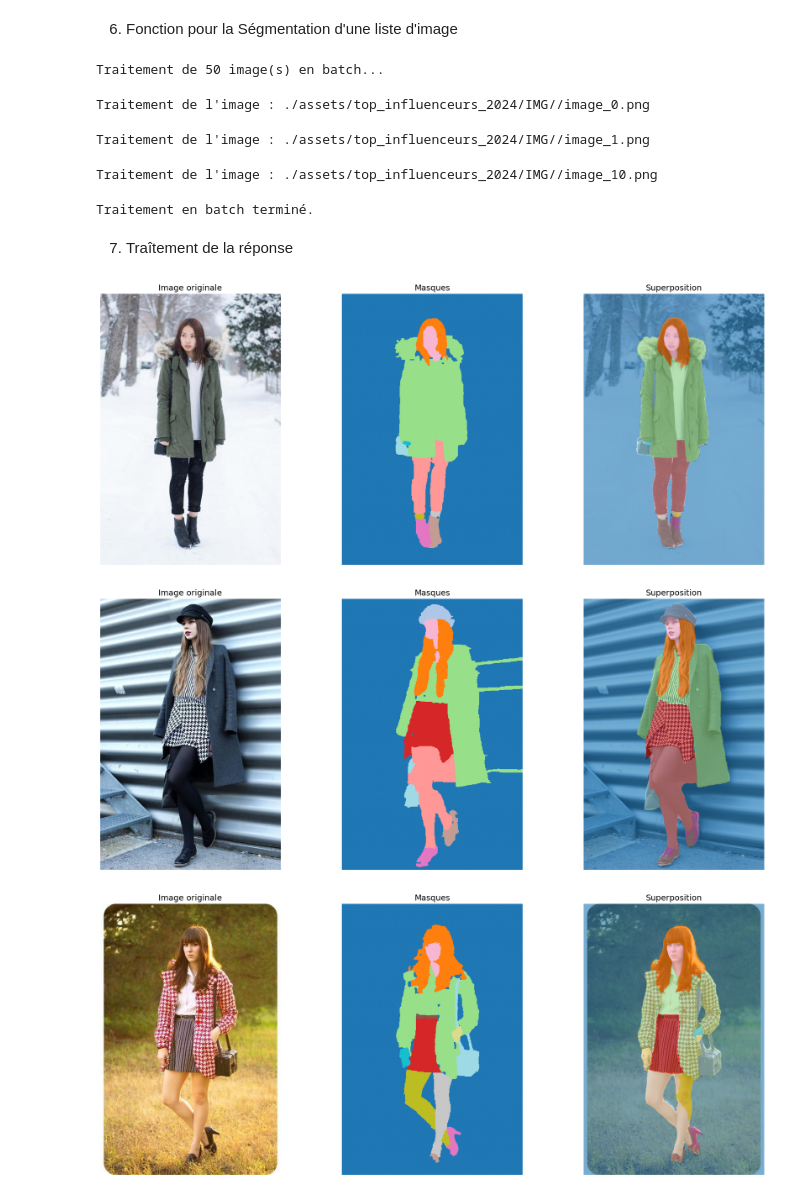
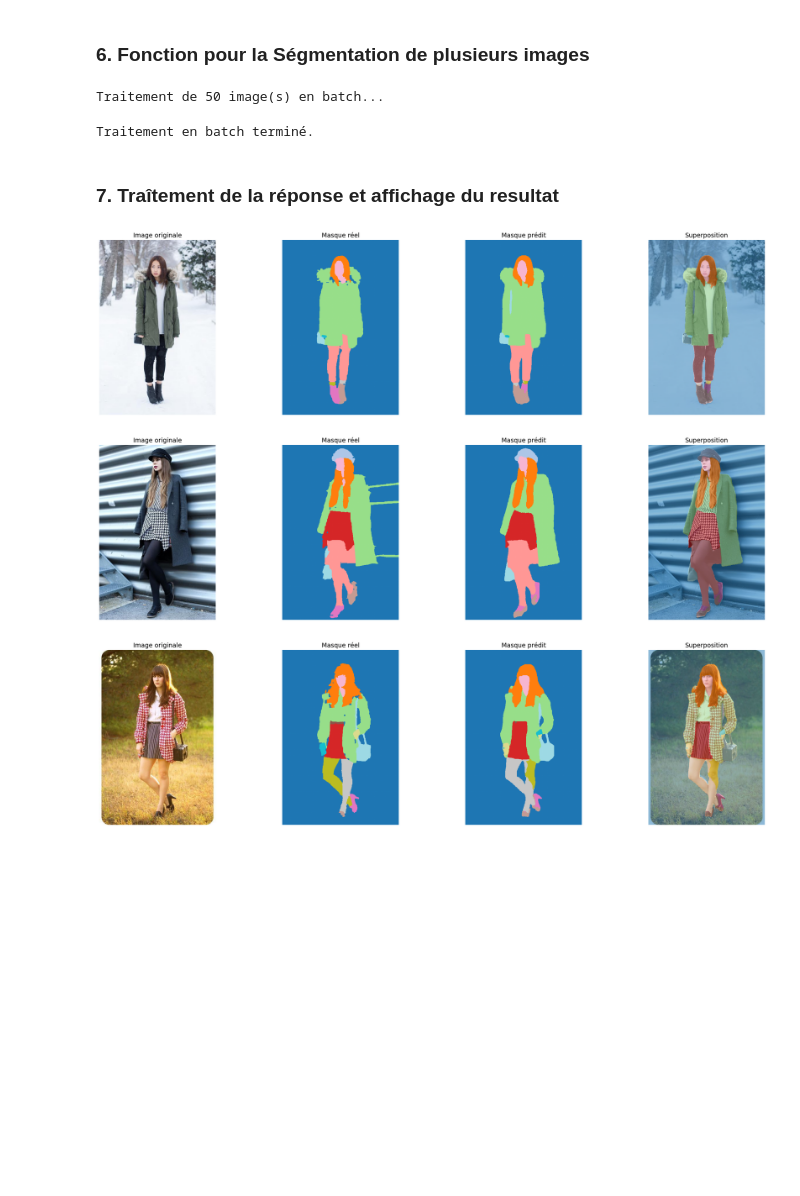
Before and after one commit to Christophe-Ringot/OC_02_ModeTrends, a Jupyter notebook: main.ipynb, the cells around one changed output. Drawn from its saved outputs; the diff is of its cells as text; code cells hidden in the pictures; blank space fills up the shorter version.

```diff
--- a/main.ipynb
+++ b/main.ipynb
@@ -146,7 +156,7 @@ for path, _, files in os.walk(mask_dir):
     for file in files:
         mask_paths.append(f"{path}/{file}")
 # %% [markdown]
-6. Fonction pour la Ségmentation d'une liste d'image
+### 6. Fonction pour la Ségmentation de plusieurs images
 # %%
 def segment_images_batch(list_of_image_paths):
     """
@@ -197,69 +202,73 @@ def segment_images_batch(list_of_image_paths):
 # Appeler la fonction pour segmenter les images listées dans image_paths
 if image_paths:
     print(f"\nTraitement de {len(image_paths)} image(s) en batch...")
+    start_time = time.time()
     batch_seg_results = segment_images_batch(image_paths)
+    end_time = time.time()
     print("Traitement en batch terminé.")
+
+    total_time = end_time - start_time
+    avg_time = total_time / len(image_paths) if image_paths else 0
 else:
     batch_seg_results = []
     print("Aucune image à traiter en batch.")
 # %% [output]
 Traitement de 50 image(s) en batch...
-Traitement de l'image : ./assets/top_influenceurs_2024/IMG//image_0.png
+Traitement en batch terminé.
-Traitement de l'image : ./assets/top_influenceurs_2024/IMG//image_1.png
-Traitement de l'image : ./assets/top_influenceurs_2024/IMG//image_10.png
-Traitement en batch terminé.
 # %% [markdown]
-7. Traîtement de la réponse
+### 7. Traîtement de la réponse et affichage du resultat
 # %%
 def display_segmented_images_batch(original_image_paths, segmentation_masks):
     """
-    Affiche les images originales et leurs masques segmentés.
+    Affiche l'image originale, le masque réel, le masque prédit et la superposition.
 
     Args:
         original_image_paths (list): Liste des chemins des images originales.
-        segmentation_masks (list): Liste des masques segmentés (NumPy arrays).
+        segmentation_masks (list): Liste des masques prédits (NumPy arrays).
     """
-    # Matplotlib, ça vous parle ?
-    # Alors... au travail ! 😉
-    for i, combined_mask in enumerate(batch_seg_results):
-        image = Image.open(image_paths[i])
-        mask = Image.open(mask_paths[i])
+    for i, predicted_mask in enumerate(segmentation_masks):
+        if i == max_images:
+            break
+        image = Image.open(original_image_paths[i])
+        mask_reel = Image.open(mask_paths[i])
 
-        if isinstance(combined_mask, np.ndarray):
+        if isinstance(predicted_mask, np.ndarray):
 
-            # Crée une figure avec 1 ligne et 3 colonnes
-            # figsize pour gérer la taille de l'image
-            _, axs = plt.subplots(1, 3, figsize=(18, 7))
+            fig, axs = plt.subplots(1, 4, figsize=(24, 6))
 
-            # Image
+            # Image originale
             axs[0].imshow(image)
             axs[0].set_title("Image originale", fontsize=14)
             axs[0].axis("off")
 
-            # Masques
-
-            axs[1].imshow(mask, cmap="tab20")
-            axs[1].set_title("Masques", fontsize=14)
+            # Masque réel
+            axs[1].imshow(mask_reel, cmap="tab20")
+            axs[1].set_title("Masque réel", fontsize=14)
             axs[1].axis("off")
 
+            # Masque prédit
+            axs[2].imshow(predicted_mask, cmap="tab20")
+            axs[2].set_title("Masque prédit", fontsize=14)
+            axs[2].axis("off")
+
             # Superposition
-            axs[2].imshow(image)
-            axs[2].imshow(combined_mask, alpha=0.6, cmap="tab20")
-            axs[2].set_title("Superposition", fontsize=14)
-            axs[2].axis("off")
+            axs[3].imshow(image)
+            axs[3].imshow(predicted_mask, alpha=0.5, cmap="tab20")
+            axs[3].set_title("Superposition", fontsize=14)
+            axs[3].axis("off")
 
             plt.tight_layout()
             plt.show()
         else:
-            print("Aucune image à traiter en batch.")
+            print(f"Masque prédit invalide pour l'image {original_image_paths[i]}")
 
 
 # Afficher les résultats du batch
 if batch_seg_results:
     display_segmented_images_batch(image_paths, batch_seg_results)
 else:
     print("Aucun résultat de segmentation à afficher.")
 # %% [output]
-[figure, old version]
+[figure, new version]
-[figure, old version]
+[figure, new version]
-[figure, old version]
+[figure, new version]
```
Also changed, not shown: parts of 13 cells of this notebook, 4 other files.
